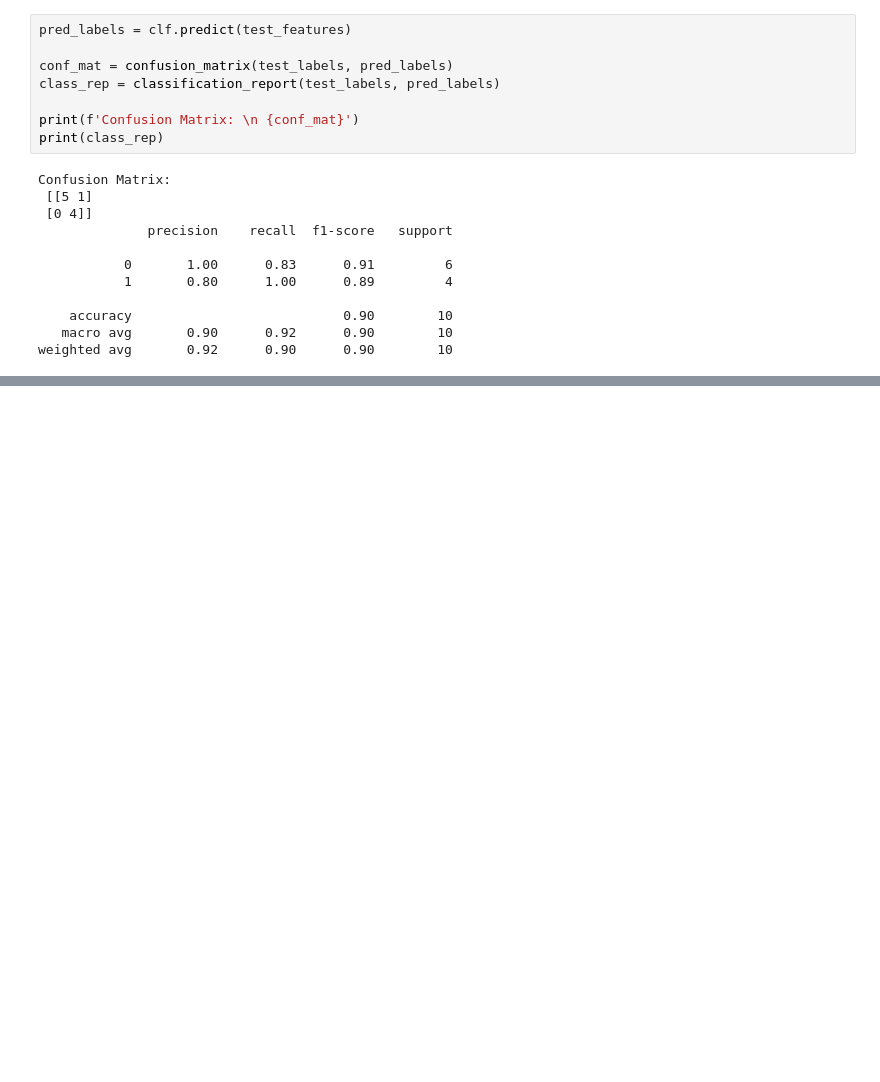
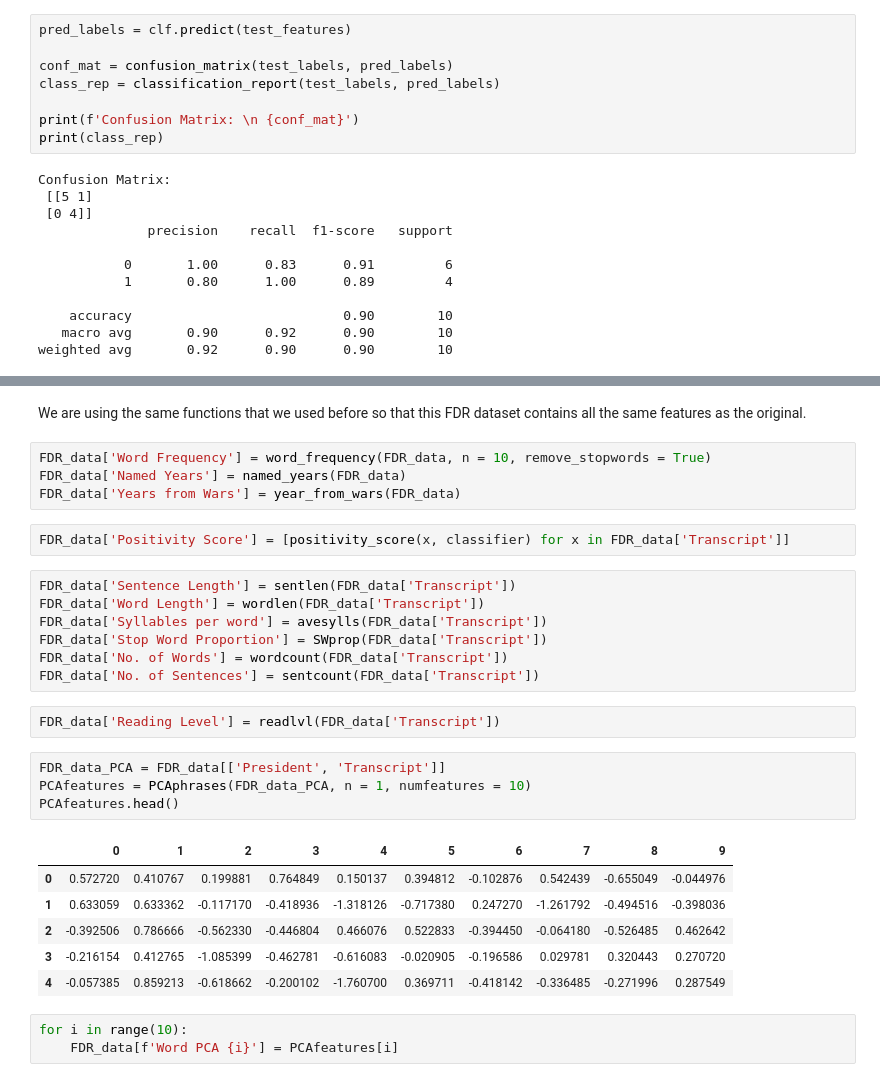
Before and after one commit to gianbatayola/CMSE-202-Project, a Jupyter notebook: Full_Presidential_Dataframe.ipynb, the cells around one changed output, grey strips where cells are left out. Cells and saved outputs as stored; diff of their text form; blank space fills up the shorter version.

```diff
--- a/Full_Presidential_Dataframe.ipynb
+++ b/Full_Presidential_Dataframe.ipynb
@@ -240,0 +263,31 @@ weighted avg       0.92      0.90      0.90        10
+# %% [markdown]
+We are using the same functions that we used before so that this FDR dataset contains all the same features as the original.
+# %%
+FDR_data['Word Frequency'] = word_frequency(FDR_data, n = 10, remove_stopwords = True)
+FDR_data['Named Years'] = named_years(FDR_data)
+FDR_data['Years from Wars'] = year_from_wars(FDR_data)
+# %%
+FDR_data['Positivity Score'] = [positivity_score(x, classifier) for x in FDR_data['Transcript']]
+# %%
+FDR_data['Sentence Length'] = sentlen(FDR_data['Transcript'])
+FDR_data['Word Length'] = wordlen(FDR_data['Transcript'])
+FDR_data['Syllables per word'] = avesylls(FDR_data['Transcript'])
+FDR_data['Stop Word Proportion'] = SWprop(FDR_data['Transcript'])
+FDR_data['No. of Words'] = wordcount(FDR_data['Transcript'])
+FDR_data['No. of Sentences'] = sentcount(FDR_data['Transcript'])
+# %%
+FDR_data['Reading Level'] = readlvl(FDR_data['Transcript'])
+# %%
+FDR_data_PCA = FDR_data[['President', 'Transcript']]
+PCAfeatures = PCAphrases(FDR_data_PCA, n = 1, numfeatures = 10)
+PCAfeatures.head()
+# %% [output]
+|  | 0 | 1 | 2 | 3 | 4 | 5 | 6 | 7 | 8 | 9 |
+| 0 | 0.572720 | 0.410767 | 0.199881 | 0.764849 | 0.150137 | 0.394812 | -0.102876 | 0.542439 | -0.655049 | -0.044976 |
+| 1 | 0.633059 | 0.633362 | -0.117170 | -0.418936 | -1.318126 | -0.717380 | 0.247270 | -1.261792 | -0.494516 | -0.398036 |
+| 2 | -0.392506 | 0.786666 | -0.562330 | -0.446804 | 0.466076 | 0.522833 | -0.394450 | -0.064180 | -0.526485 | 0.462642 |
+| 3 | -0.216154 | 0.412765 | -1.085399 | -0.462781 | -0.616083 | -0.020905 | -0.196586 | 0.029781 | 0.320443 | 0.270720 |
+| 4 | -0.057385 | 0.859213 | -0.618662 | -0.200102 | -1.760700 | 0.369711 | -0.418142 | -0.336485 | -0.271996 | 0.287549 |
+# %%
+for i in range(10):
+    FDR_data[f'Word PCA {i}'] = PCAfeatures[i]
```
Also changed, not shown: parts of 39 cells of this notebook, 2 other files.
